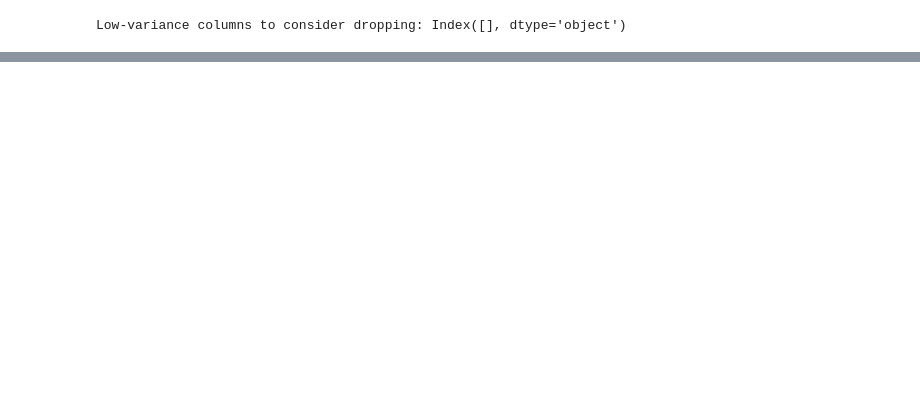
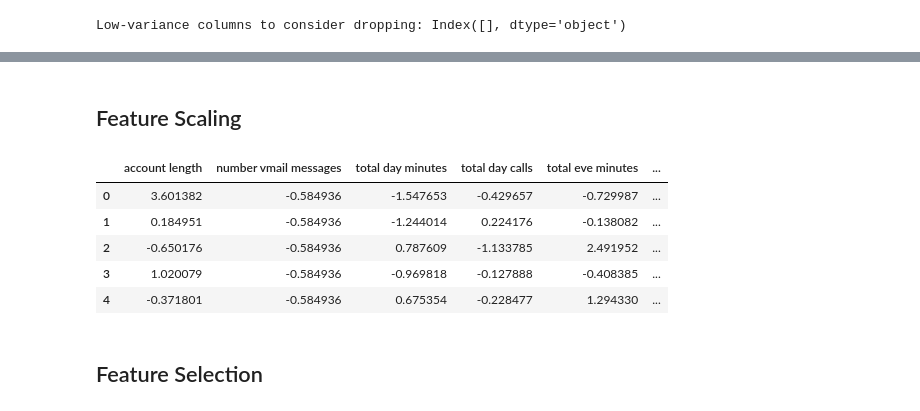
Before and after one commit to FildaKim/Churn-in-Telecoms-Project, a Jupyter notebook: index.ipynb, the cells around one changed output, grey strips where cells are left out. Saved outputs shown, nothing was run; the diff lists cells and outputs as text; code cells hidden in the pictures; blank space fills up the shorter version.

Commit message:
feature scaling and selection added to my notebook

```diff
--- a/index.ipynb
+++ b/index.ipynb
@@ -162,0 +168,29 @@ X_train.head()
+# %% [markdown]
+## Feature Scaling
+# %%
+from sklearn.preprocessing import StandardScaler
+
+# Initialize the scaler
+scaler = StandardScaler()
+
+# Fit only on training data to avoid data leakage
+X_train_scaled = scaler.fit_transform(X_train)
+
+# Transform the test set using the same scaler
+X_test_scaled = scaler.transform(X_test)
+
+# Convert back to DataFrame for consistency
+X_train_scaled = pd.DataFrame(X_train_scaled, columns=X_train.columns)
+X_test_scaled = pd.DataFrame(X_test_scaled, columns=X_test.columns)
+
+# Verify scaling
+X_train_scaled.head()
+# %% [output]
+|  | account length | number vmail messages | total day minutes | total day calls | total eve minutes | ... |
+| 0 | 3.601382 | -0.584936 | -1.547653 | -0.429657 | -0.729987 | ... |
+| 1 | 0.184951 | -0.584936 | -1.244014 | 0.224176 | -0.138082 | ... |
+| 2 | -0.650176 | -0.584936 | 0.787609 | -1.133785 | 2.491952 | ... |
+| 3 | 1.020079 | -0.584936 | -0.969818 | -0.127888 | -0.408385 | ... |
+| 4 | -0.371801 | -0.584936 | 0.675354 | -0.228477 | 1.294330 | ... |
+# %% [markdown]
+## Feature Selection
```
Also changed, not shown: parts of 6 cells of this notebook.
